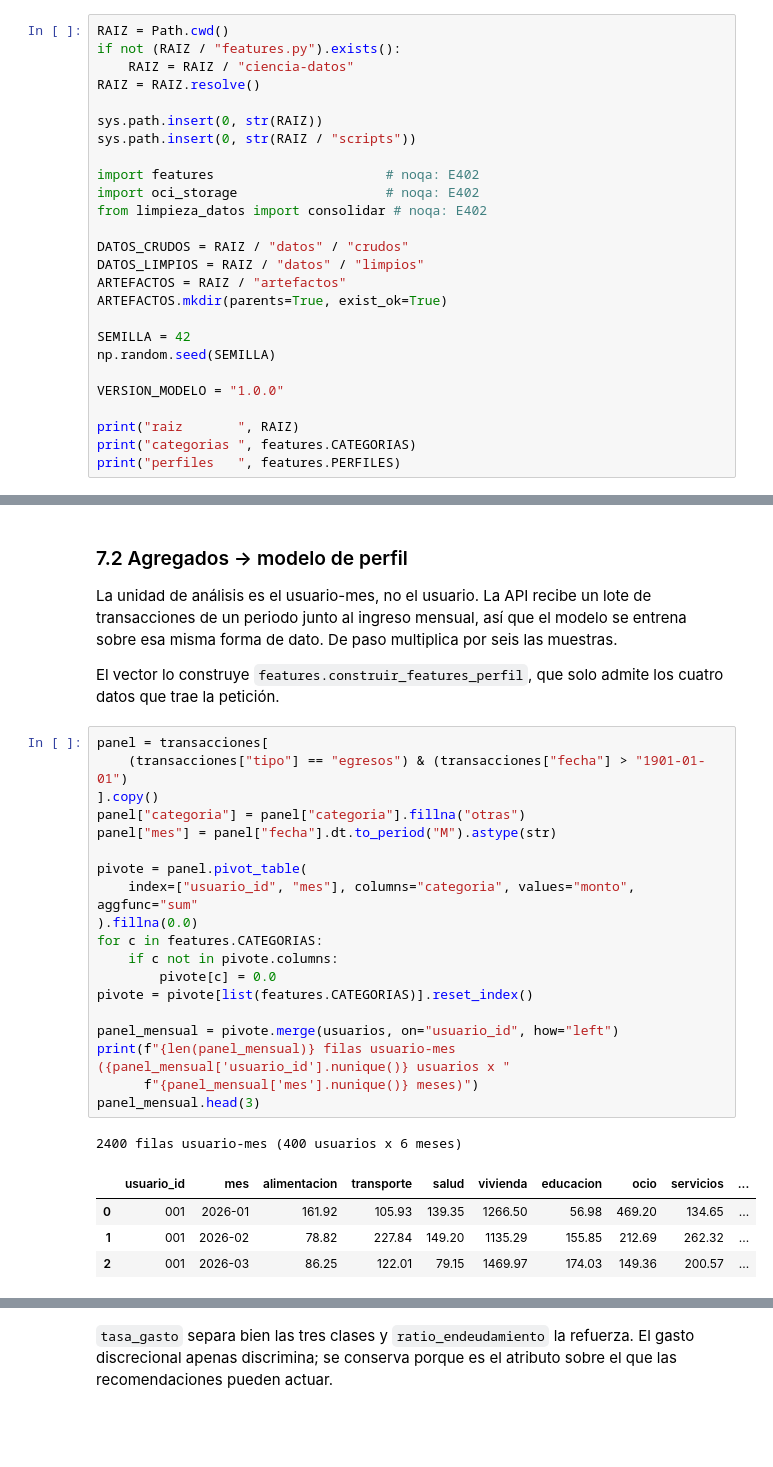
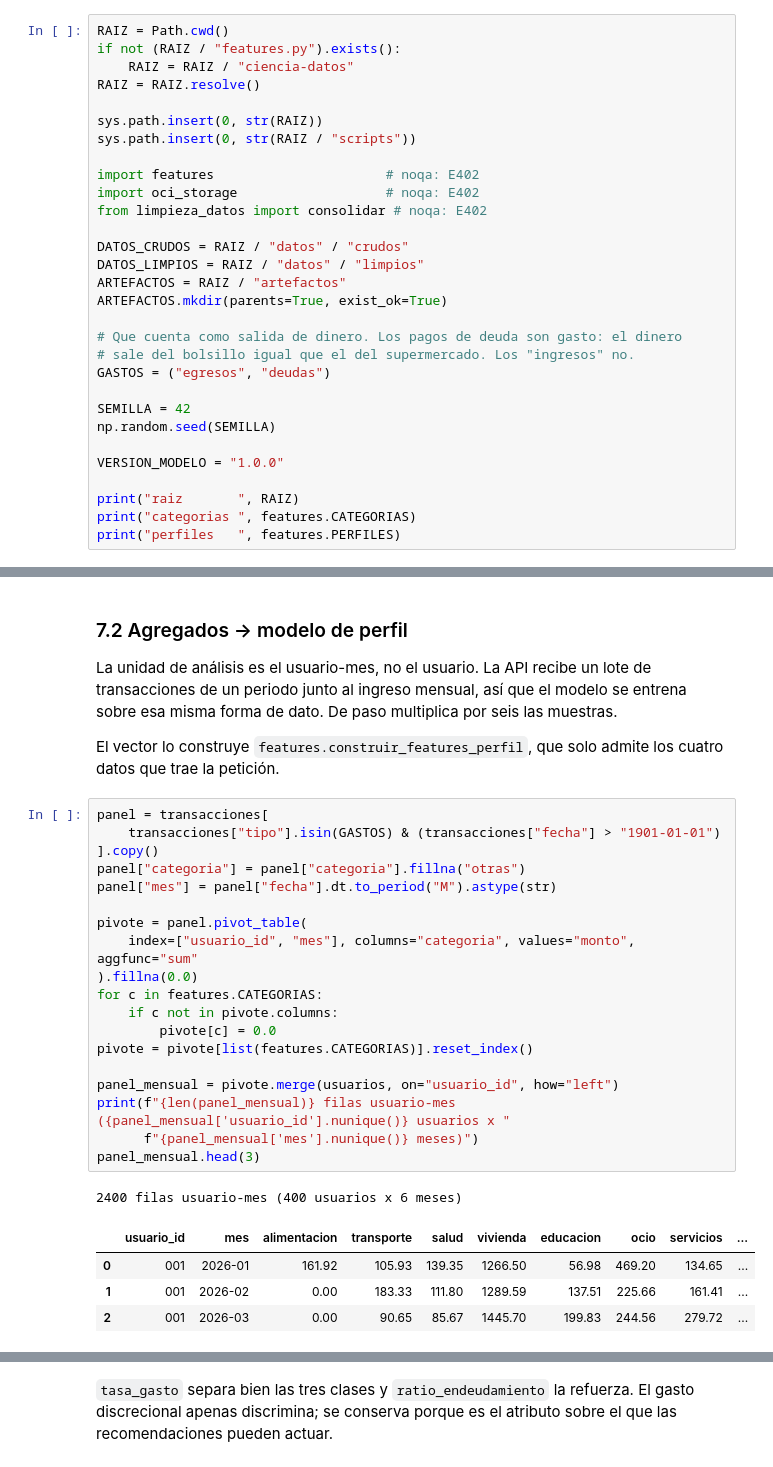
Before and after one commit to No-Country-simulation/G9-LATAM-TEAM-44-FinanceAI, a Jupyter notebook: ciencia-datos/notebook.ipynb, the cells around one changed output, grey strips where cells are left out. Drawn from its saved outputs; the diff is of its cells as text; blank space fills up the shorter version.

```diff
--- a/ciencia-datos/notebook.ipynb
+++ b/ciencia-datos/notebook.ipynb
@@ -115,6 +115,10 @@ DATOS_LIMPIOS = RAIZ / "datos" / "limpios"
 ARTEFACTOS = RAIZ / "artefactos"
 ARTEFACTOS.mkdir(parents=True, exist_ok=True)
 
+# Que cuenta como salida de dinero. Los pagos de deuda son gasto: el dinero
+# sale del bolsillo igual que el del supermercado. Los "ingresos" no.
+GASTOS = ("egresos", "deudas")
+
 SEMILLA = 42
 np.random.seed(SEMILLA)
 
@@ -385,29 +397,29 @@ El vector lo construye `features.construir_features_perfil`, que solo admite los
 que trae la petición.
 # %%
 panel = transacciones[
-    (transacciones["tipo"] == "egresos") & (transacciones["fecha"] > "1901-01-01")
+    transacciones["tipo"].isin(GASTOS) & (transacciones["fecha"] > "1901-01-01")
 ].copy()
 panel["categoria"] = panel["categoria"].fillna("otras")
 panel["mes"] = panel["fecha"].dt.to_period("M").astype(str)
 
 pivote = panel.pivot_table(
     index=["usuario_id", "mes"], columns="categoria", values="monto", aggfunc="sum"
 ).fillna(0.0)
 for c in features.CATEGORIAS:
     if c not in pivote.columns:
         pivote[c] = 0.0
 pivote = pivote[list(features.CATEGORIAS)].reset_index()
 
 panel_mensual = pivote.merge(usuarios, on="usuario_id", how="left")
 print(f"{len(panel_mensual)} filas usuario-mes ({panel_mensual['usuario_id'].nunique()} usuarios x "
       f"{panel_mensual['mes'].nunique()} meses)")
 panel_mensual.head(3)
 # %% [output]
 2400 filas usuario-mes (400 usuarios x 6 meses)
 |  | usuario_id | mes | alimentacion | transporte | salud | vivienda | educacion | ocio | servicios | ... |
 | 0 | 001 | 2026-01 | 161.92 | 105.93 | 139.35 | 1266.50 | 56.98 | 469.20 | 134.65 | ... |
-| 1 | 001 | 2026-02 | 78.82 | 227.84 | 149.20 | 1135.29 | 155.85 | 212.69 | 262.32 | ... |
-| 2 | 001 | 2026-03 | 86.25 | 122.01 | 79.15 | 1469.97 | 174.03 | 149.36 | 200.57 | ... |
+| 1 | 001 | 2026-02 | 0.00 | 183.33 | 111.80 | 1289.59 | 137.51 | 225.66 | 161.41 | ... |
+| 2 | 001 | 2026-03 | 0.00 | 90.65 | 85.67 | 1445.70 | 199.83 | 244.56 | 279.72 | ... |
 # %%
 X_perfil = pd.DataFrame([
     features.construir_features_perfil(
```
Also changed, not shown: parts of 31 cells of this notebook, 27 other files.
